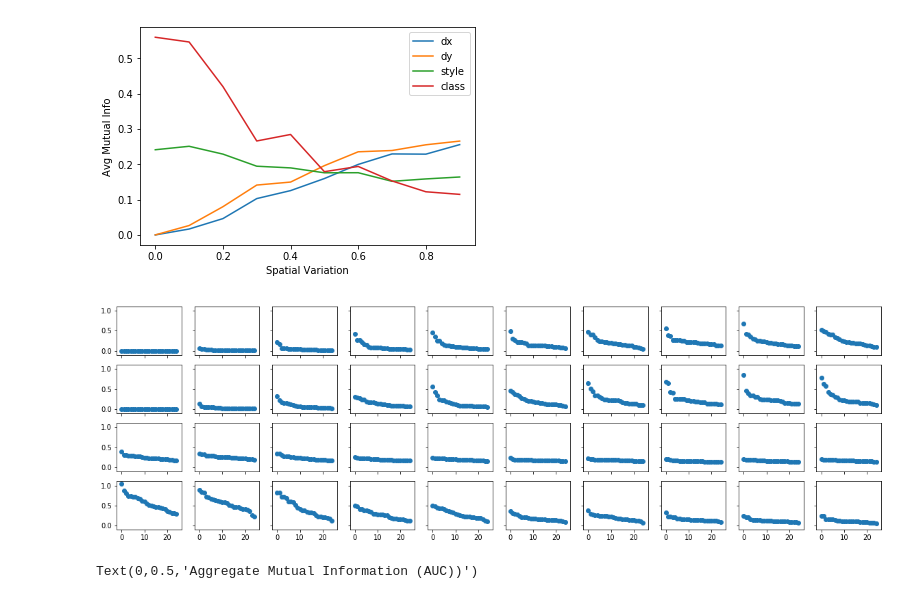
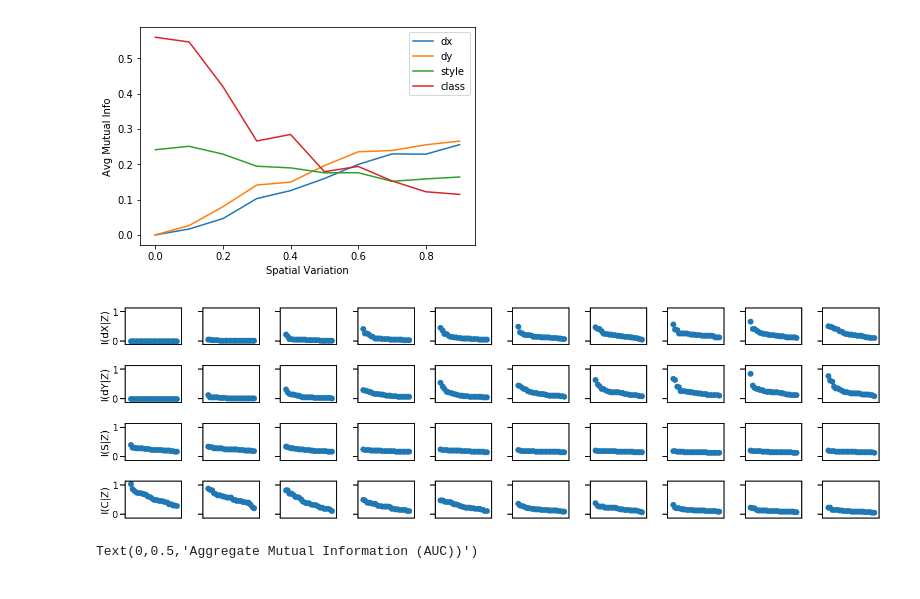
Before and after one commit to elijahc/vae, a Jupyter notebook: notebooks/info_theory_metrics.ipynb, the cells around one changed output. Drawn from its saved outputs; the diff is of its cells as text; code cells hidden in the pictures.

Commit message:
added seaborn context and shannon info graphs

```diff
--- a/notebooks/info_theory_metrics.ipynb
+++ b/notebooks/info_theory_metrics.ipynb
@@ -103,14 +103,27 @@ plt.ylabel('Avg Mutual Info')
 Text(0,0.5,'Avg Mutual Info')
 [figure]
 # %%
+import seaborn as sns
+sns.set_context('talk')
 fig,axs = plt.subplots(4,10,sharex=True,sharey=True,figsize=(20,6))
 for fx,fy,fisos,fclass,i in zip(z_dx_I,z_dy_I,z_iso_I,z_class_I,np.arange(10)):
     axs[0,i].scatter(np.arange(25),sorted(fx,reverse=True))
     axs[1,i].scatter(np.arange(25),sorted(fy,reverse=True))
     axs[2,i].scatter(np.arange(25),sorted(fisos,reverse=True))
     axs[3,i].scatter(np.arange(25),sorted(fclass,reverse=True))
+
+    axs[0,0].set_ylabel('I(dX|Z)')
+    axs[1,0].set_ylabel('I(dY|Z)')
+    axs[2,0].set_ylabel('I(S|Z)')
+    axs[3,0].set_ylabel('I(C|Z)')
+
+    for ax in axs[3]:
+        ax.set_xticks([])
+plt.tight_layout()
+
+plt.savefig('../figures/2019-01-28/unit_shanon_waterfall.png')
 # %% [output]
-[figure, old version]
+[figure, new version]
 # %%
 plt.plot(tx_vals,[auc(np.arange(25)/25.0,z_dx_I[i]) for i in np.arange(10)])
 plt.plot(tx_vals,[auc(np.arange(25)/25.0,z_dy_I[i]) for i in np.arange(10)])
```
Also changed, not shown: 7 other files.
